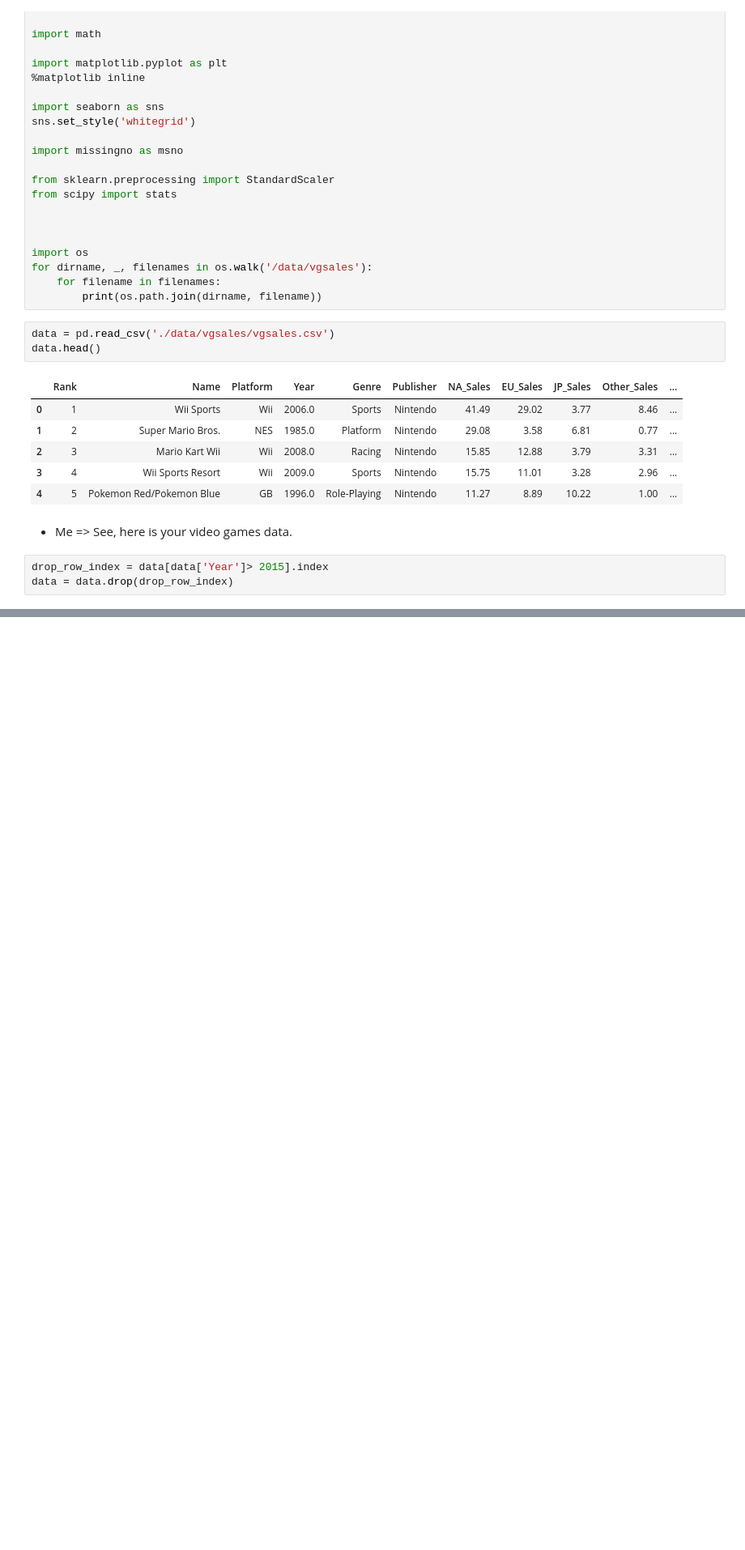
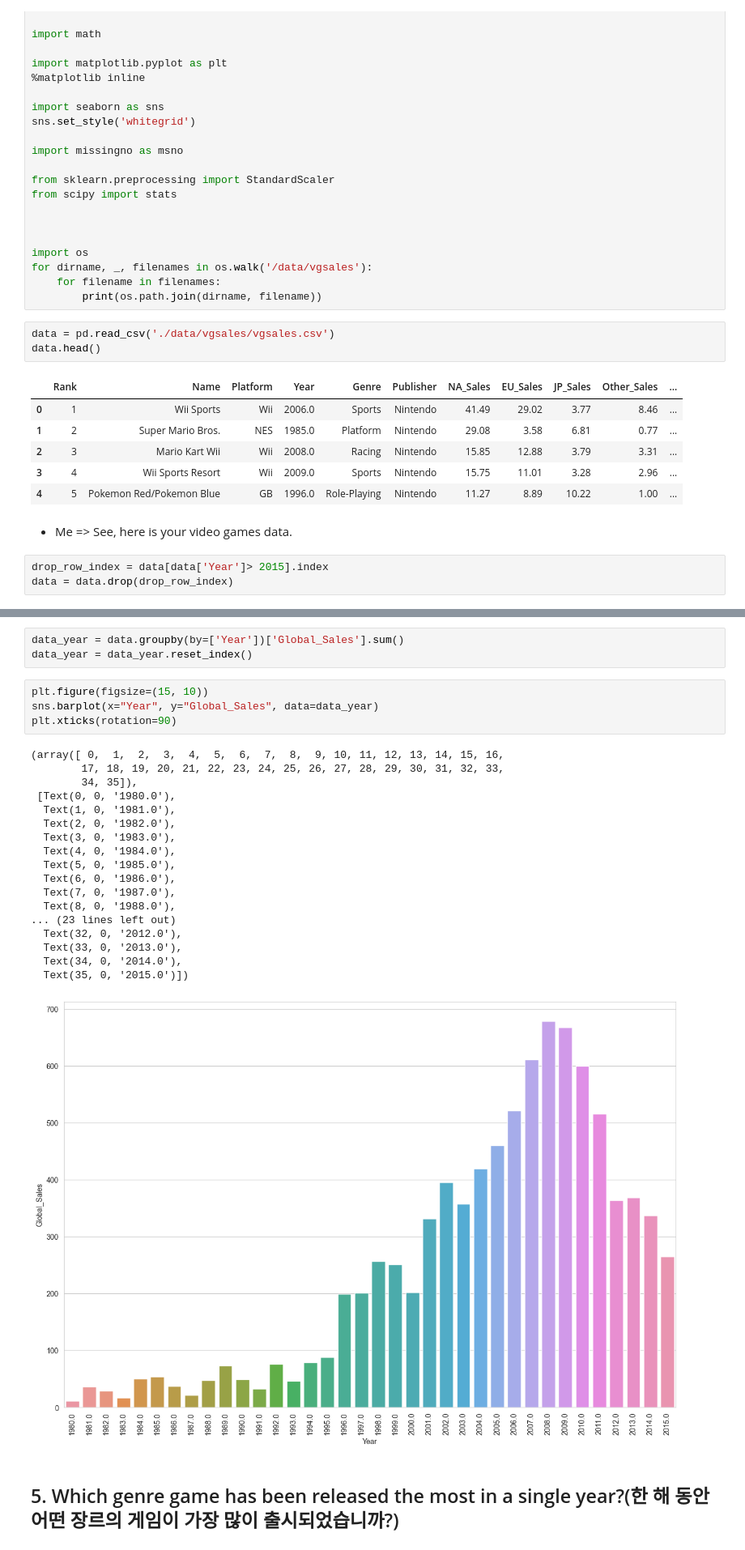
Before and after one commit to leee-SeungHyeon/code_transcription, a Jupyter notebook: scription2.ipynb, the cells around one changed output, grey strips where cells are left out. Shown at 81% size. Saved outputs shown, nothing was run; the diff lists cells and outputs as text; blank space fills up the shorter version.

```diff
--- a/scription2.ipynb
+++ b/scription2.ipynb
@@ -47,0 +188,28 @@ data = data.drop(drop_row_index)
+# %%
+data_year = data.groupby(by=['Year'])['Global_Sales'].sum()
+data_year = data_year.reset_index()
+# %%
+plt.figure(figsize=(15, 10))
+sns.barplot(x="Year", y="Global_Sales", data=data_year)
+plt.xticks(rotation=90)
+# %% [output]
+(array([ 0,  1,  2,  3,  4,  5,  6,  7,  8,  9, 10, 11, 12, 13, 14, 15, 16,
+        17, 18, 19, 20, 21, 22, 23, 24, 25, 26, 27, 28, 29, 30, 31, 32, 33,
+        34, 35]),
+ [Text(0, 0, '1980.0'),
+  Text(1, 0, '1981.0'),
+  Text(2, 0, '1982.0'),
+  Text(3, 0, '1983.0'),
+  Text(4, 0, '1984.0'),
+  Text(5, 0, '1985.0'),
+  Text(6, 0, '1986.0'),
+  Text(7, 0, '1987.0'),
+  Text(8, 0, '1988.0'),
+... (23 lines left out)
+  Text(32, 0, '2012.0'),
+  Text(33, 0, '2013.0'),
+  Text(34, 0, '2014.0'),
+  Text(35, 0, '2015.0')])
+[figure, added]
+# %% [markdown]
+## 5. Which genre game has been released the most in a single year?(한 해 동안 어떤 장르의 게임이 가장 많이 출시되었습니까?)
```
Also changed, not shown: parts of 77 cells of this notebook.
